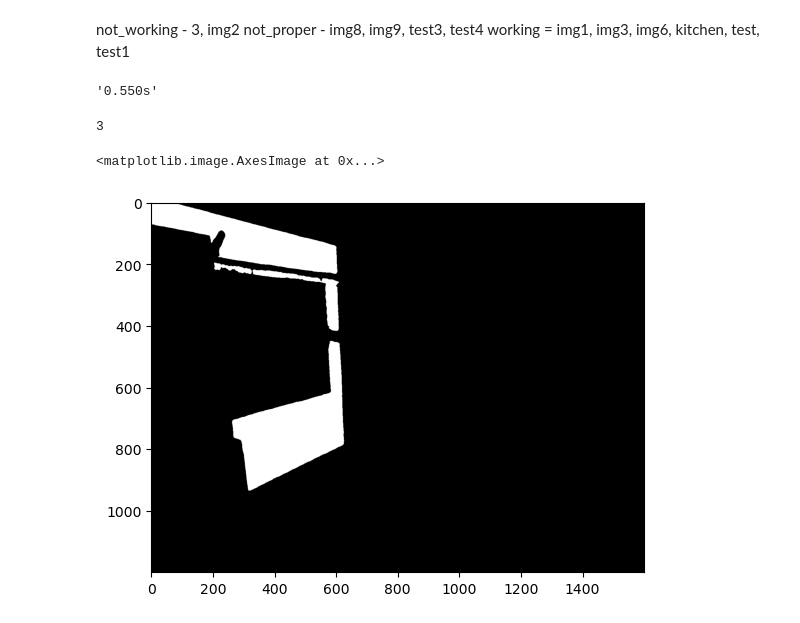
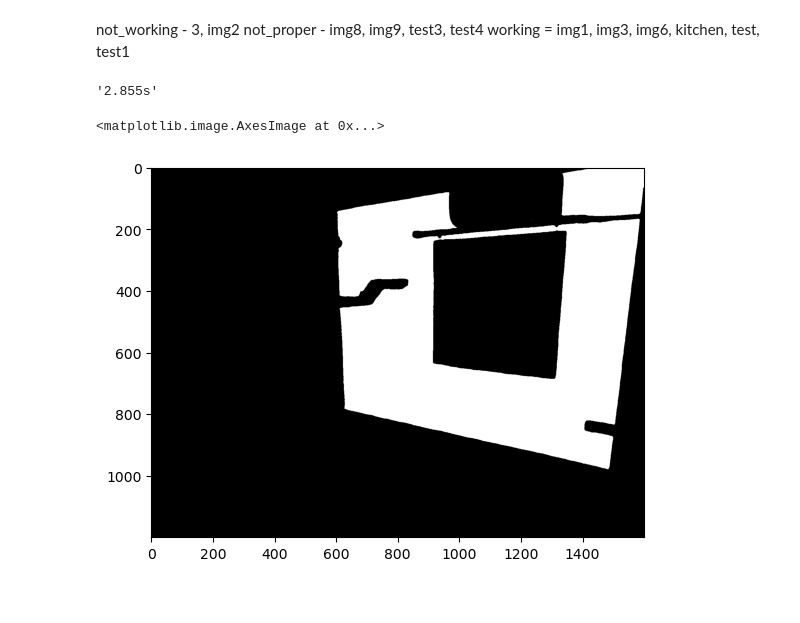
Before and after one commit to Karan-00-11/mfs, a Jupyter notebook: overlaying/overlayer.ipynb, the cells around one changed output. Drawn from its saved outputs; the diff is of its cells as text; code cells hidden in the pictures.

```diff
--- a/overlaying/overlayer.ipynb
+++ b/overlaying/overlayer.ipynb
@@ -369,11 +390,11 @@ not_working - 3, img2
 not_proper - img8, img9, test3, test4
 working = img1, img3, img6, kitchen, test, test1
 # %%
-USER_IMG = 'img9'
+USER_IMG = 'img6'
 
 layout_input = "../inputs/layout_outputs/{}.jpeg".format(USER_IMG)
 layout_mat = "../inputs/layout_outputs/{}.txt".format(USER_IMG)
-all_masks = "../inputs/masks/{}".format(USER_IMG)
+all_mask_paths = "../inputs/masks/{}".format(USER_IMG)
 
 src_img = cv2.cvtColor(cv2.imread("../inputs/src_imgs/{}.jpeg".format(USER_IMG)), cv2.COLOR_BGR2RGB)
 
@@ -381,20 +402,18 @@ st = time.time()
 blender = MaskBlender(
         layout_input,
         layout_mat,
-        all_masks,
+        all_mask_paths,
         src_img,
         )
 et = time.time()
 "{:.3f}s".format(et-st)
 # %% [output]
-'0.550s'
+'2.855s'
-# %%
-print(len(blender.all_masks))
-plt.imshow(blender.all_masks[2])
-# %% [output]
-3
-<matplotlib.image.AxesImage at 0x...>
-[figure, removed]
+# %%
+plt.imshow(blender.all_masks[1])
+# %% [output]
+<matplotlib.image.AxesImage at 0x...>
+[figure, added]
 # %%
 subject_rescale_percent = 50
 sample_paint = PRODUCTS+'/Paints/LightBlue.jpg'
```
Also changed, not shown: parts of 6 cells of this notebook, 5 other files.
